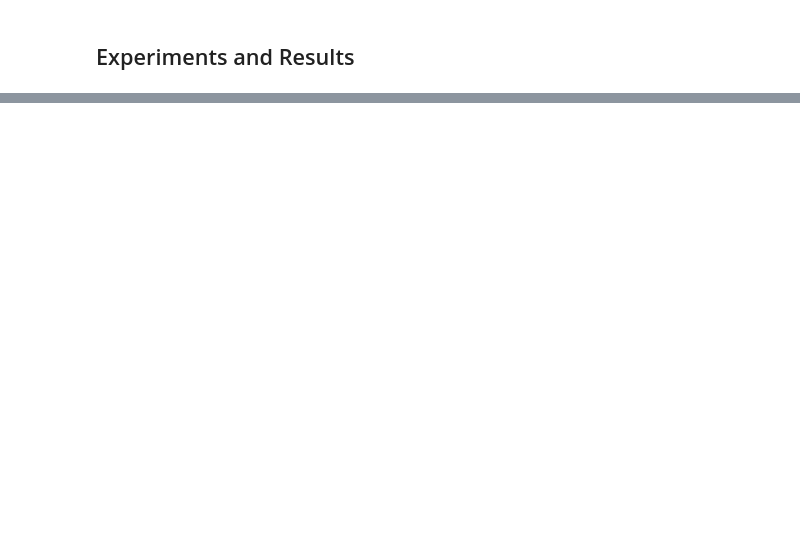
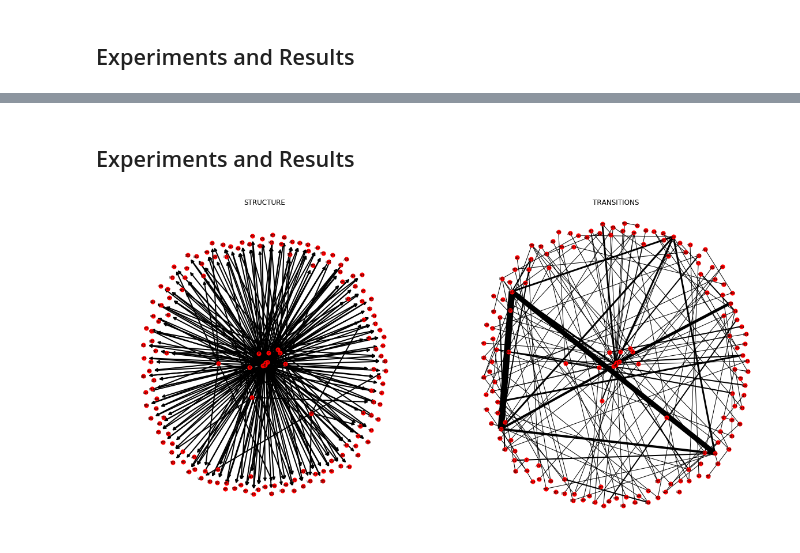
Before and after one commit to gesiscss/HopRank, a Jupyter notebook: likelihood.ipynb, the cells around one changed output, grey strips where cells are left out. Drawn from its saved outputs; the diff is of its cells as text; code cells hidden in the pictures; blank space fills up the shorter version.

```diff
--- a/likelihood.ipynb
+++ b/likelihood.ipynb
@@ -263,0 +547,12 @@ hop rank [0.9375 0.0625]:
+# %% [markdown]
+<h2>Experiments and Results</h2>
+# %%
+##############################################################################
+# Data Vizualization
+##############################################################################
+fig, axes = plt.subplots(1,2,figsize=(20,10))
+# pos = plot_graph(G,title='original',ax=axes[0],pos=None,small=True)
+pos = plot_graph(sg,title='structure',ax=axes[0],pos=None,small=True)
+_ = plot_graph(H.subgraph([n for n in nodes if n in nodes]),title='transitions',ax=axes[1],pos=pos,small=True)
+# %% [output]
+[figure, added]
```
Also changed, not shown: parts of 26 cells of this notebook.
